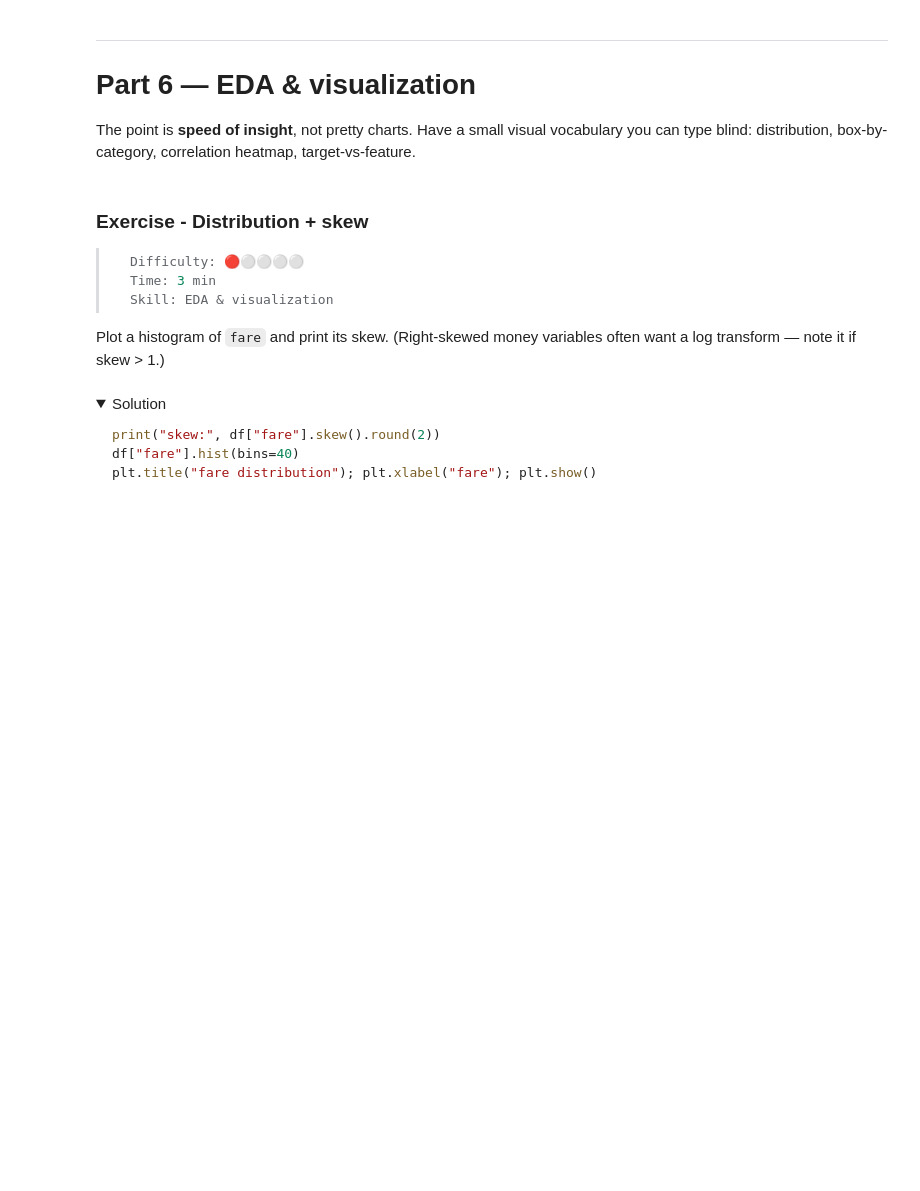
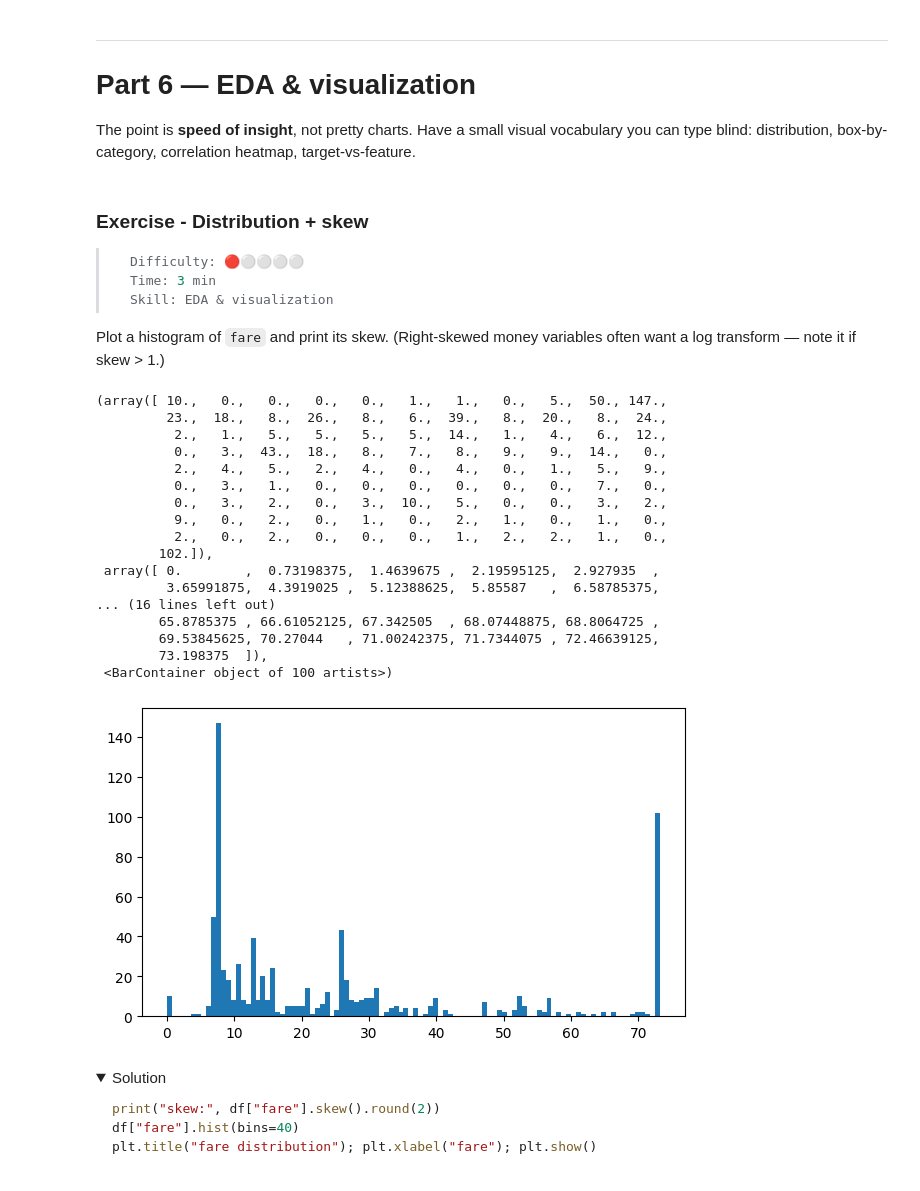
Before and after one commit to eliasubz/pytorch-basics, a Jupyter notebook: BCG_FDS_DataPrep_Drill.ipynb, the cells around one changed output. Saved outputs shown, nothing was run; the diff lists cells and outputs as text; code cells hidden in the pictures; folded sections open; blank space fills up the shorter version.

```diff
--- a/BCG_FDS_DataPrep_Drill.ipynb
+++ b/BCG_FDS_DataPrep_Drill.ipynb
@@ -405,10 +420,16 @@ print(before, "->", df.shape)
 Write a reusable function `iqr_bounds(s, k=1.5)` returning the lower/upper fences (Q1 − k·IQR, Q3 + k·IQR). Apply it to `fare`, report how many points fall outside, then **winsorize** (clip) `fare` to those bounds rather than deleting rows — clipping keeps the sample size.
 # %%
 def iqr_bounds(s, k=1.5):
-    q1, q3 = ...
-    iqr = ...
-    return ..., ...
+    q1 = s.quantile(0.25)
+    q3 = s.quantile(0.75)
+
+    iqr = q3 -q1
+    return q1 - k*iqr, q3 + k*iqr
 
 lo, hi = iqr_bounds(df["fare"])
 print("outliers:", ((df["fare"] < lo) | (df["fare"] > hi)).sum())
-df["fare"] = ...  # clip to [lo, hi]
+df["fare"] = df["fare"].clip(lo, hi)  # clip to [lo, hi]
+
+# or
+import numpy as np
+df["fare"] = np.where(df["fare"] < lo, lo, np.where(df["fare"] > hi, hi, df["fare"]))
@@ -445,7 +468,8 @@ Create `age_band` by cutting `age` into labelled bins: child (0–12), teen (12
 # %%
 df["age_band"] = pd.cut(
     df["age"],
-    bins=[...],
-    labels=[...],
+    bins=[0,12,18,60,200],
+    labels=["child", "teen", "adult", "senior"]
 )
-df.groupby("age_band", observed=True)["survived"].mean()
+
+print(f"{(df.groupby("age_band")["survived"].mean()*100).round(2)}")
@@ -473,6 +504,7 @@ df.groupby("age_band", observed=True)["survived"].mean()
 
 `sibsp` (siblings/spouses) + `parch` (parents/children) + self = family size. Build `family_size`, then a boolean `is_alone` (family_size == 1). Compare survival of alone vs not.
 # %%
-df["family_size"] = ...
-df["is_alone"] = ...
+df["family_size"] = df["sibsp"] + df["parch"] + 1
+df["is_alone"] = df["family_size"] == 1
+
 df.groupby("is_alone")["survived"].mean()
@@ -531,8 +583,8 @@ df.groupby(["pclass", "sex"], observed=True).agg(
 (a) Build a `pivot_table` of survival rate with `pclass` as rows and `sex` as columns.
 (b) Add a column `fare_vs_class_mean` = each passenger's fare minus the mean fare of their `pclass`. This needs `transform` (broadcasts back to row level), not `agg`.
 # %%
-pivot = pd.pivot_table(df, values=..., index=..., columns=..., aggfunc=...)
+pivot = pd.pivot_table(df, values="survived", index="pclass", columns="sex", aggfunc="mean")
 display(pivot.round(2))
 
-df["fare_vs_class_mean"] = df["fare"] - df.groupby("pclass", observed=True)["fare"].transform(...)
+df["fare_vs_class_mean"] = df["fare"] - df.groupby("pclass", observed=True)["fare"].transform("mean")
 df[["pclass", "fare", "fare_vs_class_mean"]].head()
@@ -564,8 +628,28 @@ The point is **speed of insight**, not pretty charts. Have a small visual vocabu
 
 Plot a histogram of `fare` and print its skew. (Right-skewed money variables often want a log transform — note it if skew > 1.)
 # %%
-print("skew:", df["fare"].skew().round(2))
-...  # histogram
+# print("skew:", df["fare"].skew().round(2))
+plt.hist(df["fare"],bins=100)  # histogram
+# df["fare"].hist(bins=50)
+# %% [output]
+(array([ 10.,   0.,   0.,   0.,   0.,   1.,   1.,   0.,   5.,  50., 147.,
+         23.,  18.,   8.,  26.,   8.,   6.,  39.,   8.,  20.,   8.,  24.,
+          2.,   1.,   5.,   5.,   5.,   5.,  14.,   1.,   4.,   6.,  12.,
+          0.,   3.,  43.,  18.,   8.,   7.,   8.,   9.,   9.,  14.,   0.,
+          2.,   4.,   5.,   2.,   4.,   0.,   4.,   0.,   1.,   5.,   9.,
+          0.,   3.,   1.,   0.,   0.,   0.,   0.,   0.,   0.,   7.,   0.,
+          0.,   3.,   2.,   0.,   3.,  10.,   5.,   0.,   0.,   3.,   2.,
+          9.,   0.,   2.,   0.,   1.,   0.,   2.,   1.,   0.,   1.,   0.,
+          2.,   0.,   2.,   0.,   0.,   0.,   1.,   2.,   2.,   1.,   0.,
+        102.]),
+ array([ 0.        ,  0.73198375,  1.4639675 ,  2.19595125,  2.927935  ,
+         3.65991875,  4.3919025 ,  5.12388625,  5.85587   ,  6.58785375,
+... (16 lines left out)
+        65.8785375 , 66.61052125, 67.342505  , 68.07448875, 68.8064725 ,
+        69.53845625, 70.27044   , 71.00242375, 71.7344075 , 72.46639125,
+        73.198375  ]),
+ <BarContainer object of 100 artists>)
+[figure, added]
 # %% [markdown]
 <details><summary>Solution</summary>
 
```
Also changed, not shown: parts of 12 cells of this notebook.
